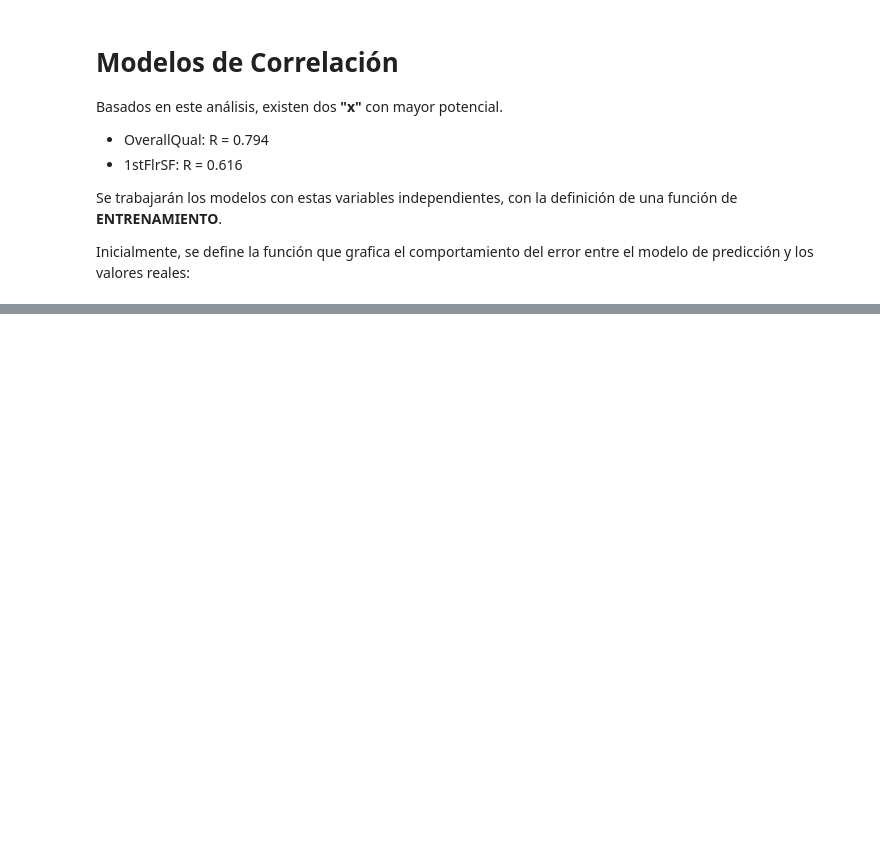
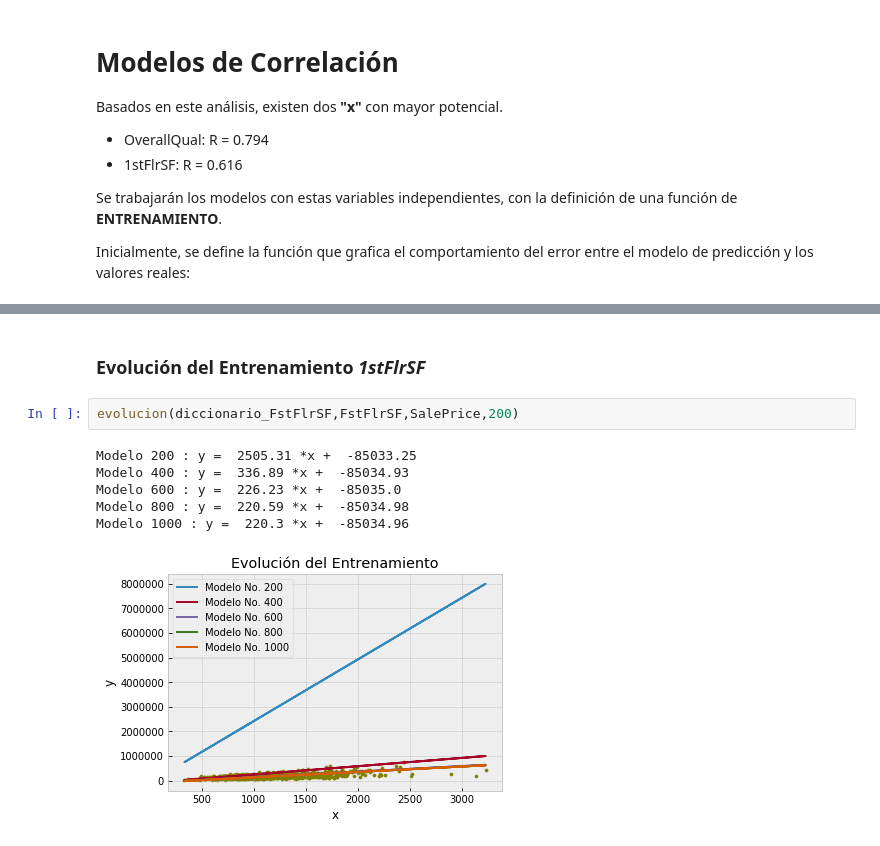
Before and after one commit to sjbarrios/Proyecto-Ciencia-Datos-Python, a Jupyter notebook: Proyecto_1.ipynb, the cells around one changed output, grey strips where cells are left out. Cells and saved outputs as stored; diff of their text form; blank space fills up the shorter version.

```diff
--- a/Proyecto_1.ipynb
+++ b/Proyecto_1.ipynb
@@ -476,0 +539,11 @@ Este es un cambio 2: 1000
+# %% [markdown]
+### Evolución del Entrenamiento ***1stFlrSF***
+# %%
+evolucion(diccionario_FstFlrSF,FstFlrSF,SalePrice,200)
+# %% [output]
+Modelo 200 : y =  2505.31 *x +  -85033.25
+Modelo 400 : y =  336.89 *x +  -85034.93
+Modelo 600 : y =  226.23 *x +  -85035.0
+Modelo 800 : y =  220.59 *x +  -85034.98
+Modelo 1000 : y =  220.3 *x +  -85034.96
+[figure, added]
```
Also changed, not shown: parts of 15 cells of this notebook.
